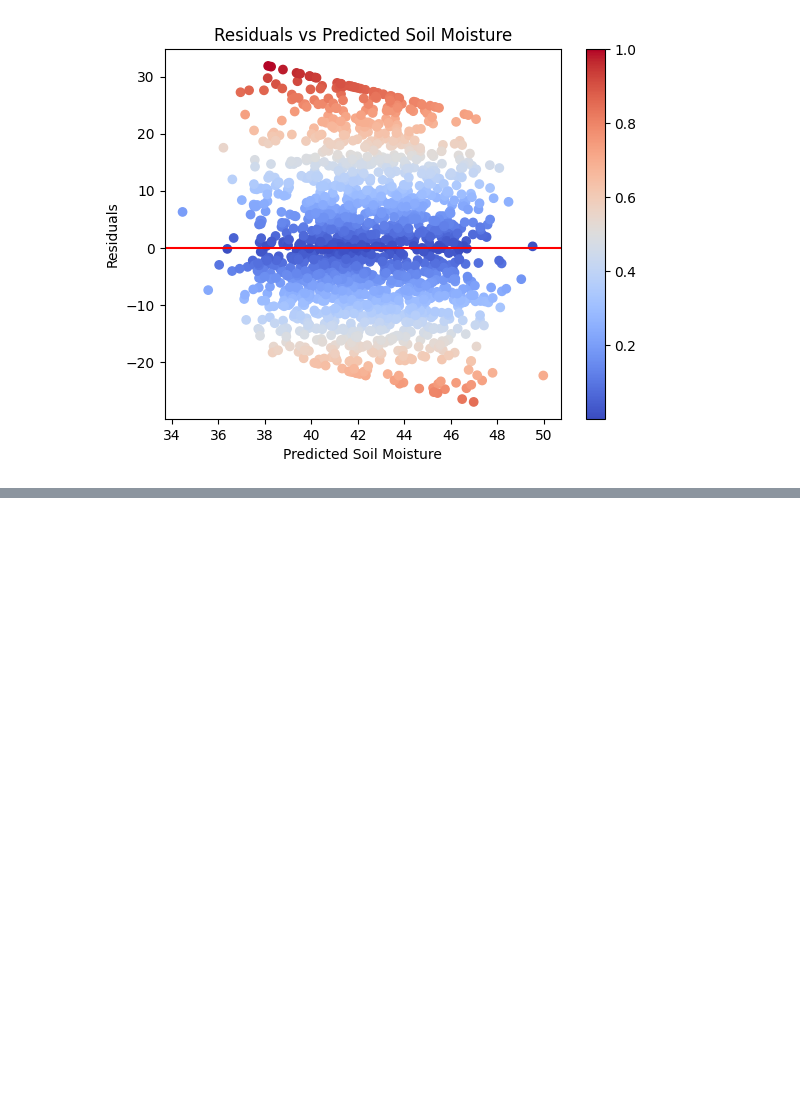
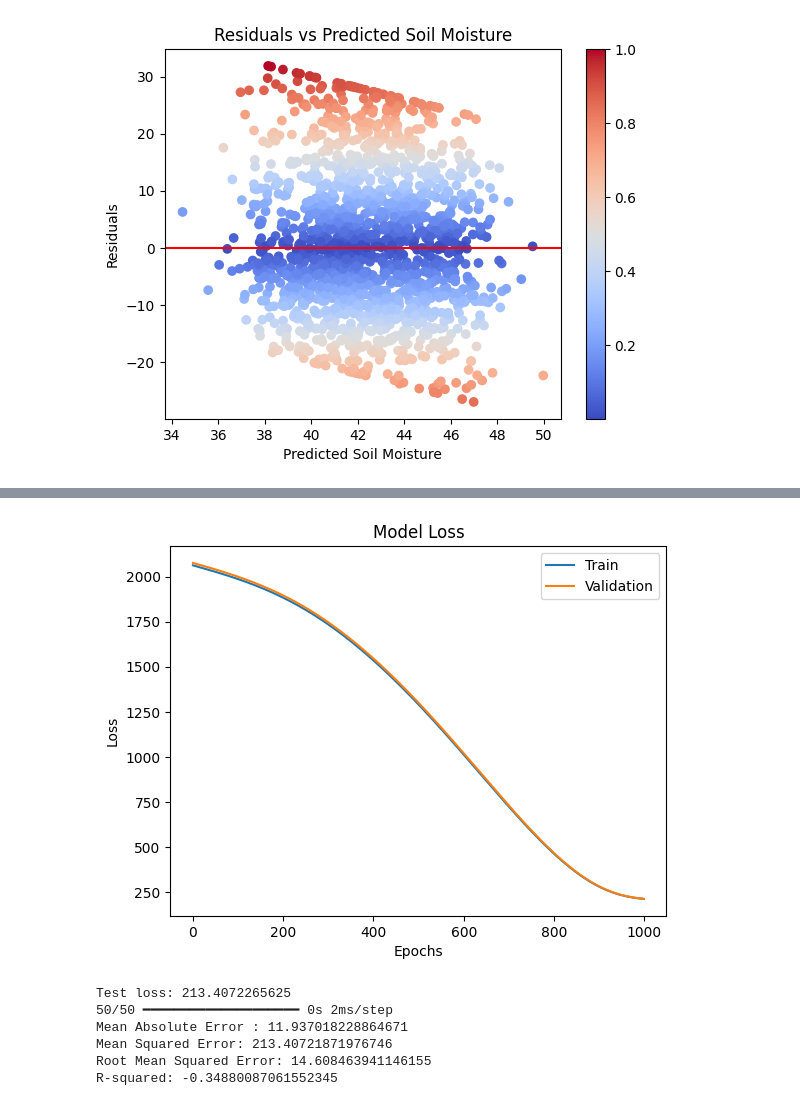
Before and after one commit to gt951436/Agrimm, a Jupyter notebook: ML/recommender.ipynb, the cells around one changed output, grey strips where cells are left out. Drawn from its saved outputs; the diff is of its cells as text; code cells hidden in the pictures; blank space fills up the shorter version.

```diff
--- a/ML/recommender.ipynb
+++ b/ML/recommender.ipynb
@@ -195,0 +352,37 @@ R-squared : 0.00385392449313382
+# %%
+history.params
+plt.plot(history.history['loss'])
+plt.plot(history.history['val_loss'])
+plt.title('Model Loss')
+plt.xlabel('Epochs')
+plt.ylabel('Loss')
+plt.legend(['Train', 'Validation'], loc='upper right')
+plt.show()
+# %% [output]
+[figure, added]
+# %%
+score = model.evaluate(X_test_scaled, Y_test, verbose=0)
+print('Test loss:', score)
+Y_pred = model.predict(X_test_scaled)
+# print('Predictions:', predictions)
+
+mae = mean_absolute_error(Y_test, Y_pred)
+mse = mean_squared_error(Y_test, Y_pred)
+rmse = np.sqrt(mse)
+r2 = r2_score(Y_test, Y_pred)
+
+err=["Feedforward Neural Network",mae,mse,rmse,r2]
+eval_metrics[4]=err
+
+# Print the evaluation metrics
+print('Mean Absolute Error :', mae)
+print('Mean Squared Error:', mse)
+print('Root Mean Squared Error:', rmse)
+print('R-squared:', r2)
+# %% [output]
+Test loss: 213.4072265625
+50/50 ━━━━━━━━━━━━━━━━━━━━ 0s 2ms/step
+Mean Absolute Error : 11.937018228864671
+Mean Squared Error: 213.40721871976746
+Root Mean Squared Error: 14.608463941146155
+R-squared: -0.34880087061552345
```
Also changed, not shown: parts of 8 cells of this notebook.
